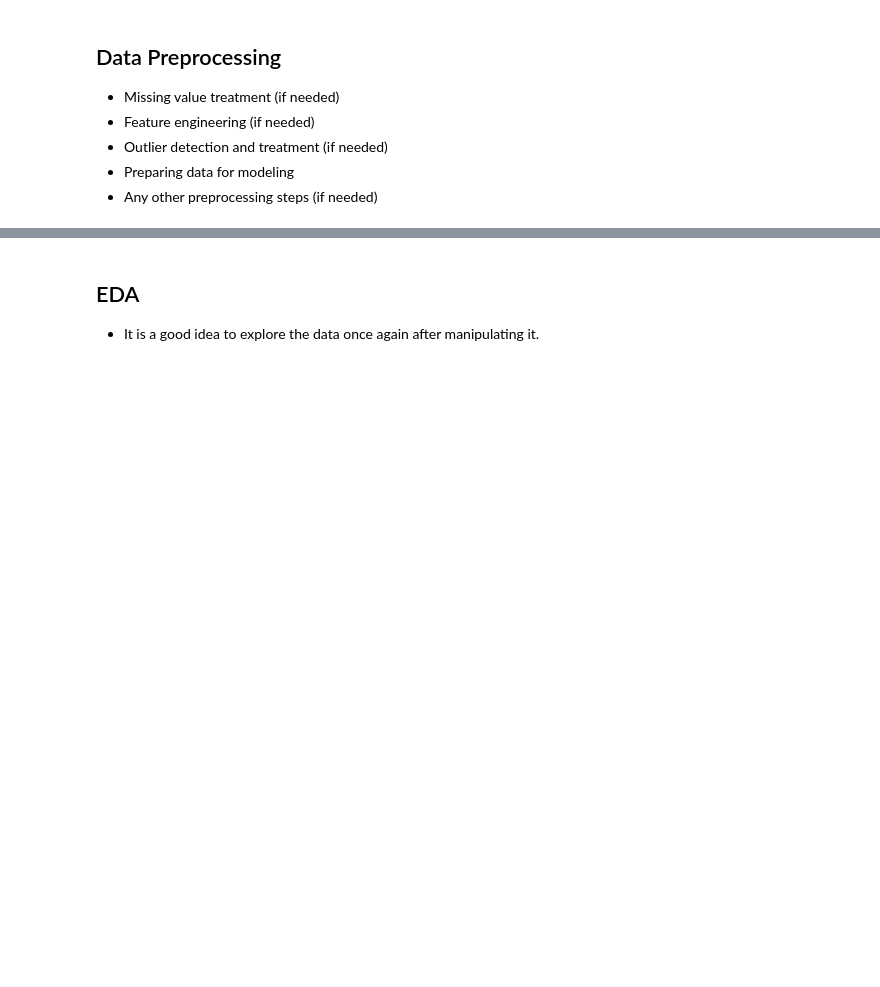
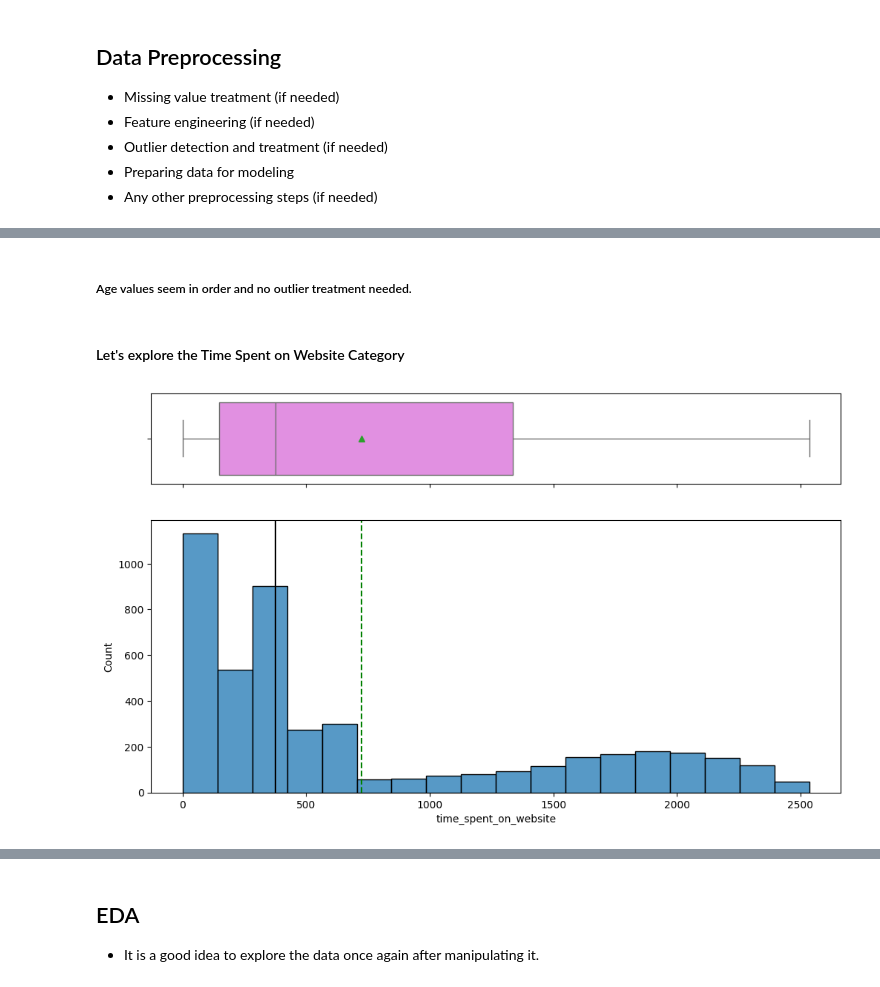
Before and after one commit to jpreyesm03/ExtraaLearn-Machine-Learning-Models, a Jupyter notebook: FCV Potential Customers Prediction.ipynb, the cells around one changed output, grey strips where cells are left out. Drawn from its saved outputs; the diff is of its cells as text; code cells hidden in the pictures; blank space fills up the shorter version.

```diff
--- a/FCV Potential Customers Prediction.ipynb
+++ b/FCV Potential Customers Prediction.ipynb
@@ -134,0 +256,8 @@ origian_data = pd.read_csv("")
+# %% [markdown]
+##### Age values seem in order and no outlier treatment needed.
+# %% [markdown]
+#### Let's explore the Time Spent on Website Category
+# %%
+histogram_boxplot(data, "time_spent_on_website")
+# %% [output]
+[figure, added]
```
Also changed, not shown: parts of 20 cells of this notebook.
